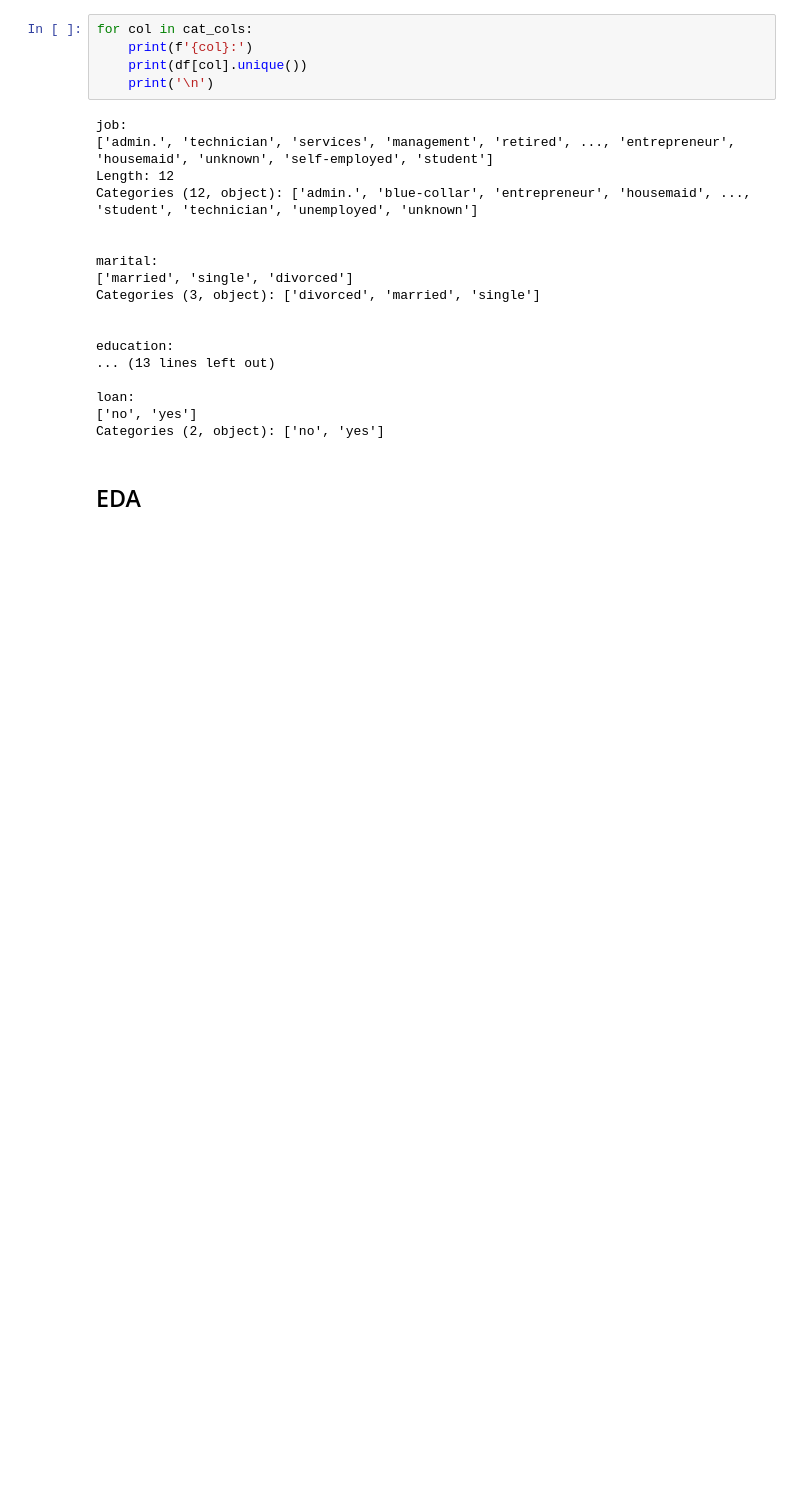
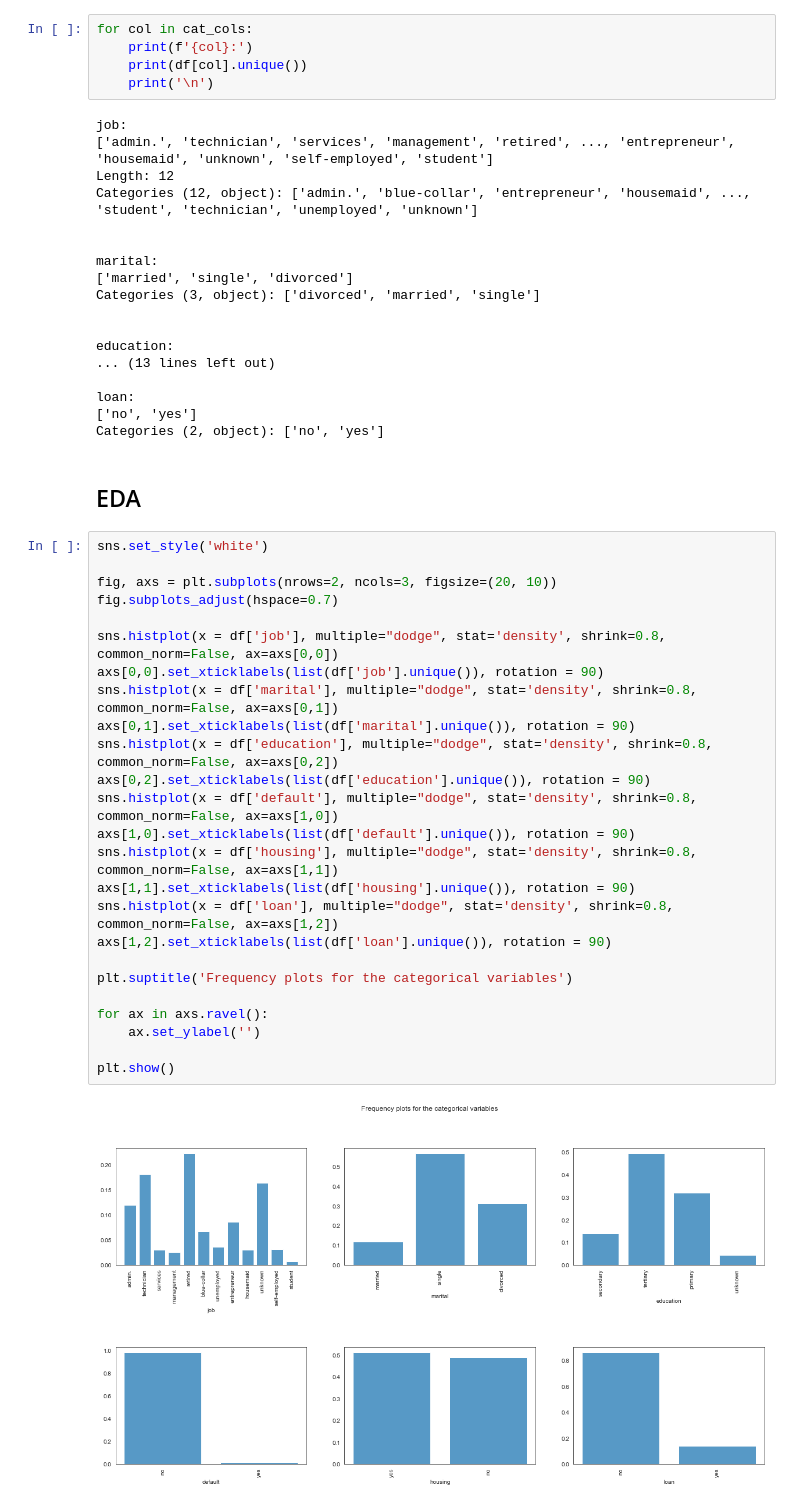
Before and after one commit to av1nDs0uza/ds-ai, a Jupyter notebook: dmbi.ipynb, the cells around one changed output. Saved outputs shown, nothing was run; the diff lists cells and outputs as text; blank space fills up the shorter version.

```diff
--- a/dmbi.ipynb
+++ b/dmbi.ipynb
@@ -107,3 +107,30 @@ loan:
 Categories (2, object): ['no', 'yes']
 # %% [markdown]
 ## EDA
+# %%
+sns.set_style('white')
+
+fig, axs = plt.subplots(nrows=2, ncols=3, figsize=(20, 10))
+fig.subplots_adjust(hspace=0.7)
+
+sns.histplot(x = df['job'], multiple="dodge", stat='density', shrink=0.8, common_norm=False, ax=axs[0,0])
+axs[0,0].set_xticklabels(list(df['job'].unique()), rotation = 90)
+sns.histplot(x = df['marital'], multiple="dodge", stat='density', shrink=0.8, common_norm=False, ax=axs[0,1])
+axs[0,1].set_xticklabels(list(df['marital'].unique()), rotation = 90)
+sns.histplot(x = df['education'], multiple="dodge", stat='density', shrink=0.8, common_norm=False, ax=axs[0,2])
+axs[0,2].set_xticklabels(list(df['education'].unique()), rotation = 90)
+sns.histplot(x = df['default'], multiple="dodge", stat='density', shrink=0.8, common_norm=False, ax=axs[1,0])
+axs[1,0].set_xticklabels(list(df['default'].unique()), rotation = 90)
+sns.histplot(x = df['housing'], multiple="dodge", stat='density', shrink=0.8, common_norm=False, ax=axs[1,1])
+axs[1,1].set_xticklabels(list(df['housing'].unique()), rotation = 90)
+sns.histplot(x = df['loan'], multiple="dodge", stat='density', shrink=0.8, common_norm=False, ax=axs[1,2])
+axs[1,2].set_xticklabels(list(df['loan'].unique()), rotation = 90)
+
+plt.suptitle('Frequency plots for the categorical variables')
+
+for ax in axs.ravel():
+    ax.set_ylabel('')
+
+plt.show()
+# %% [output]
+[figure, added]
```
Also changed, not shown: parts of 26 cells of this notebook, 2 other files.
